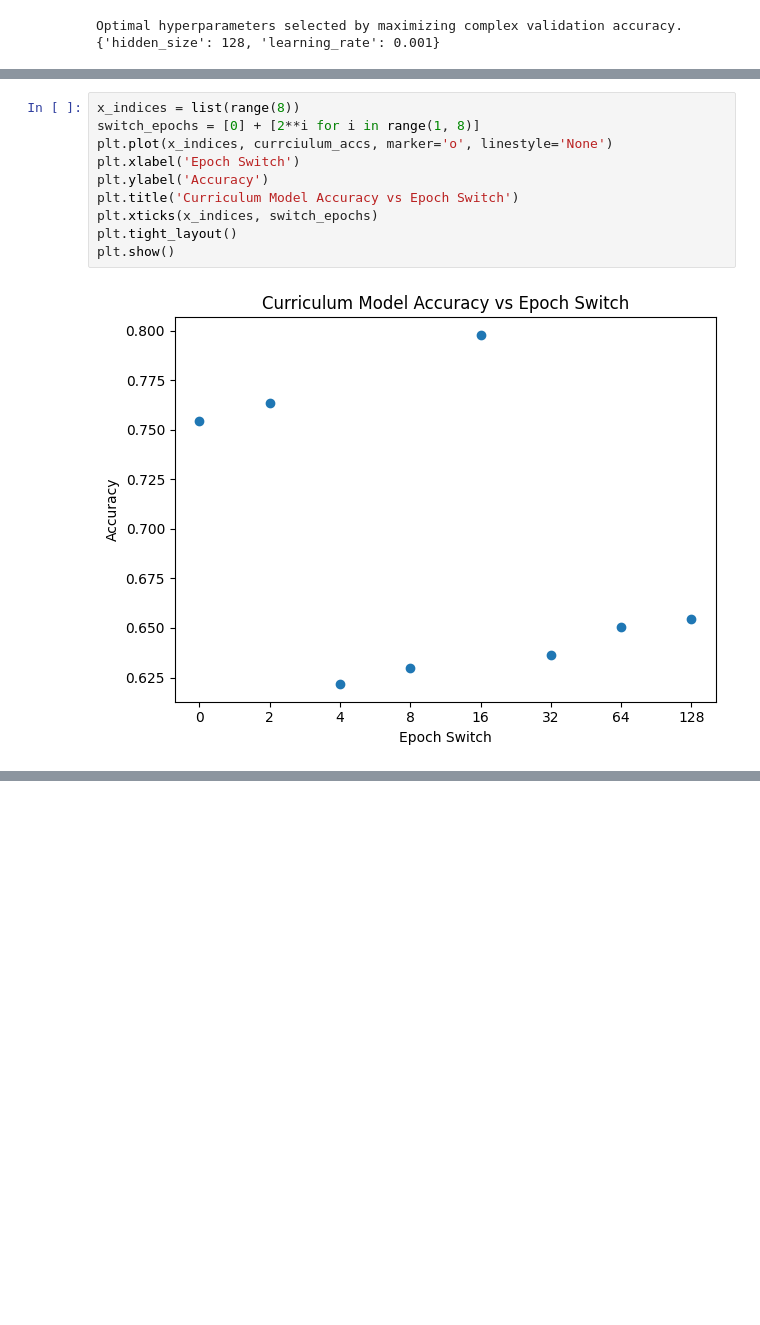
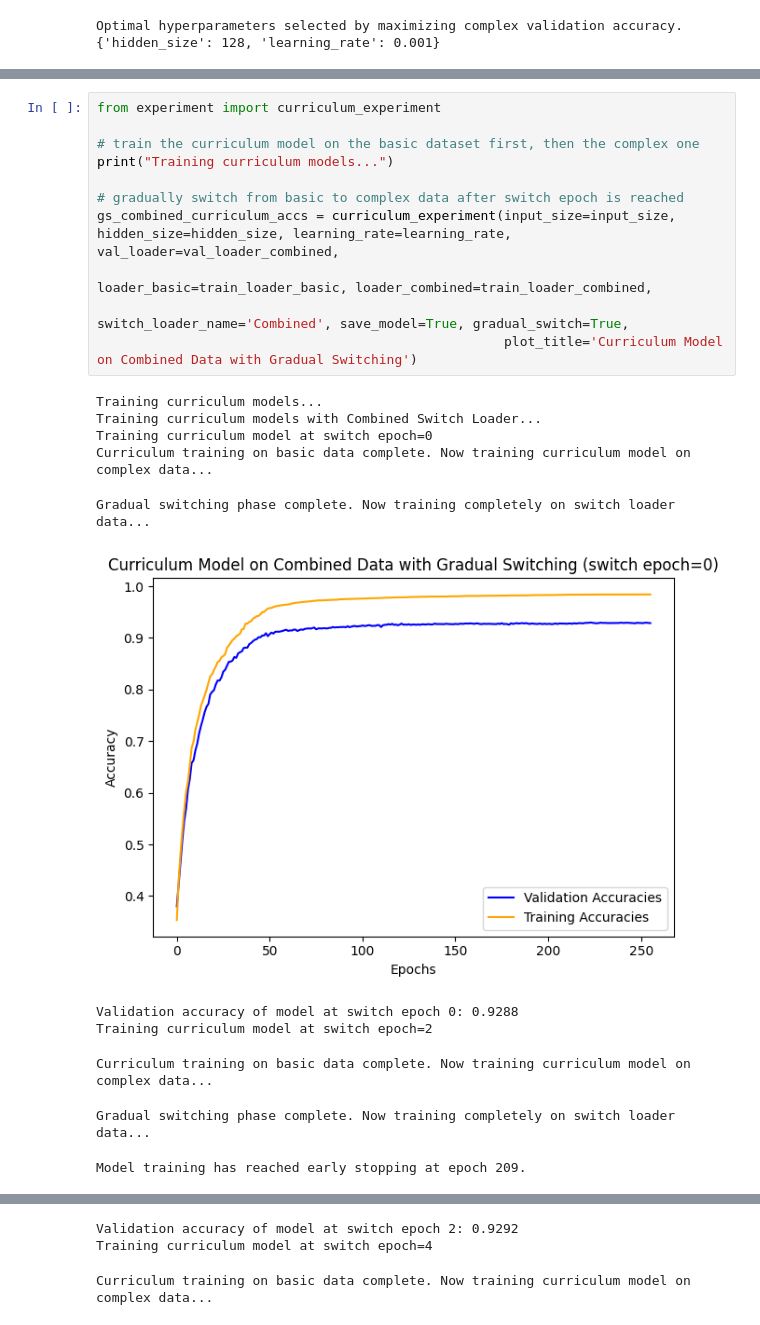
Before and after one commit to jonathonacarl/curriculum-learning, a Jupyter notebook: curriculum-learning.ipynb, the cells around one changed output, grey strips where cells are left out. Drawn from its saved outputs; the diff is of its cells as text; blank space fills up the shorter version.

```diff
--- a/curriculum-learning.ipynb
+++ b/curriculum-learning.ipynb
@@ -237,12 +241,23 @@ Curriculum training on basic data complete. Now training curriculum model on com
-# %%
-x_indices = list(range(8))
-switch_epochs = [0] + [2**i for i in range(1, 8)]
-plt.plot(x_indices, currciulum_accs, marker='o', linestyle='None')
-plt.xlabel('Epoch Switch')
-plt.ylabel('Accuracy')
-plt.title('Curriculum Model Accuracy vs Epoch Switch')
-plt.xticks(x_indices, switch_epochs)
-plt.tight_layout()
-plt.show()
-# %% [output]
-[figure, removed]
+# %%
+from experiment import curriculum_experiment
+
+# train the curriculum model on the basic dataset first, then the complex one
+print("Training curriculum models...")
+
+# gradually switch from basic to complex data after switch epoch is reached
+gs_combined_curriculum_accs = curriculum_experiment(input_size=input_size, hidden_size=hidden_size, learning_rate=learning_rate, val_loader=val_loader_combined,
+                                                    loader_basic=train_loader_basic, loader_combined=train_loader_combined,
+                                                    switch_loader_name='Combined', save_model=True, gradual_switch=True,
+                                                    plot_title='Curriculum Model on Combined Data with Gradual Switching')
+# %% [output]
+Training curriculum models...
+Training curriculum models with Combined Switch Loader...
+Training curriculum model at switch epoch=0
+Curriculum training on basic data complete. Now training curriculum model on complex data...
+Gradual switching phase complete. Now training completely on switch loader data...
+[figure, added]
+Validation accuracy of model at switch epoch 0: 0.9288
+Training curriculum model at switch epoch=2
+Curriculum training on basic data complete. Now training curriculum model on complex data...
+Gradual switching phase complete. Now training completely on switch loader data...
+Model training has reached early stopping at epoch 209.
@@ -248,0 +265,3 @@ plt.show()
+Validation accuracy of model at switch epoch 2: 0.9292
+Training curriculum model at switch epoch=4
+Curriculum training on basic data complete. Now training curriculum model on complex data...
```
Also changed, not shown: parts of 22 cells of this notebook, 57 other files.
